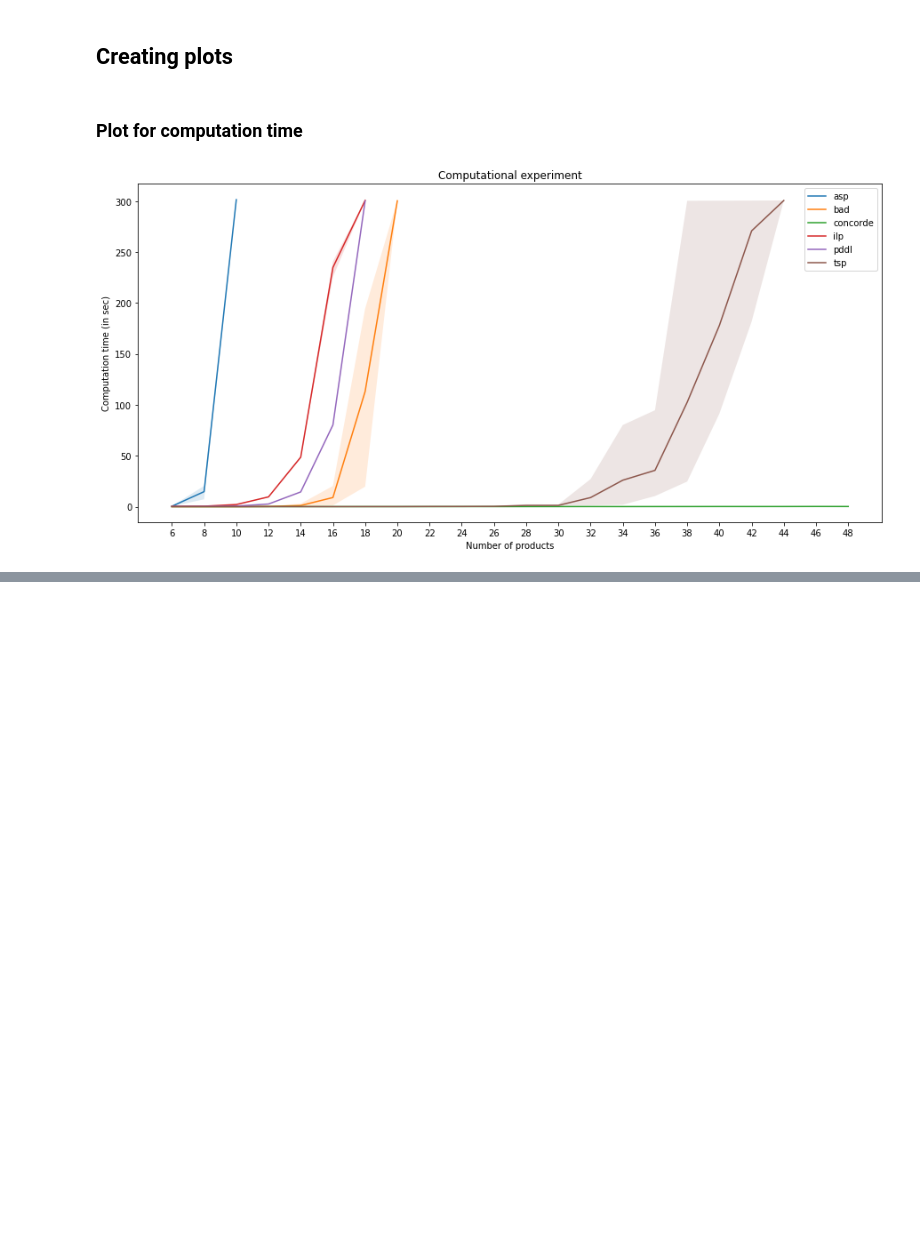
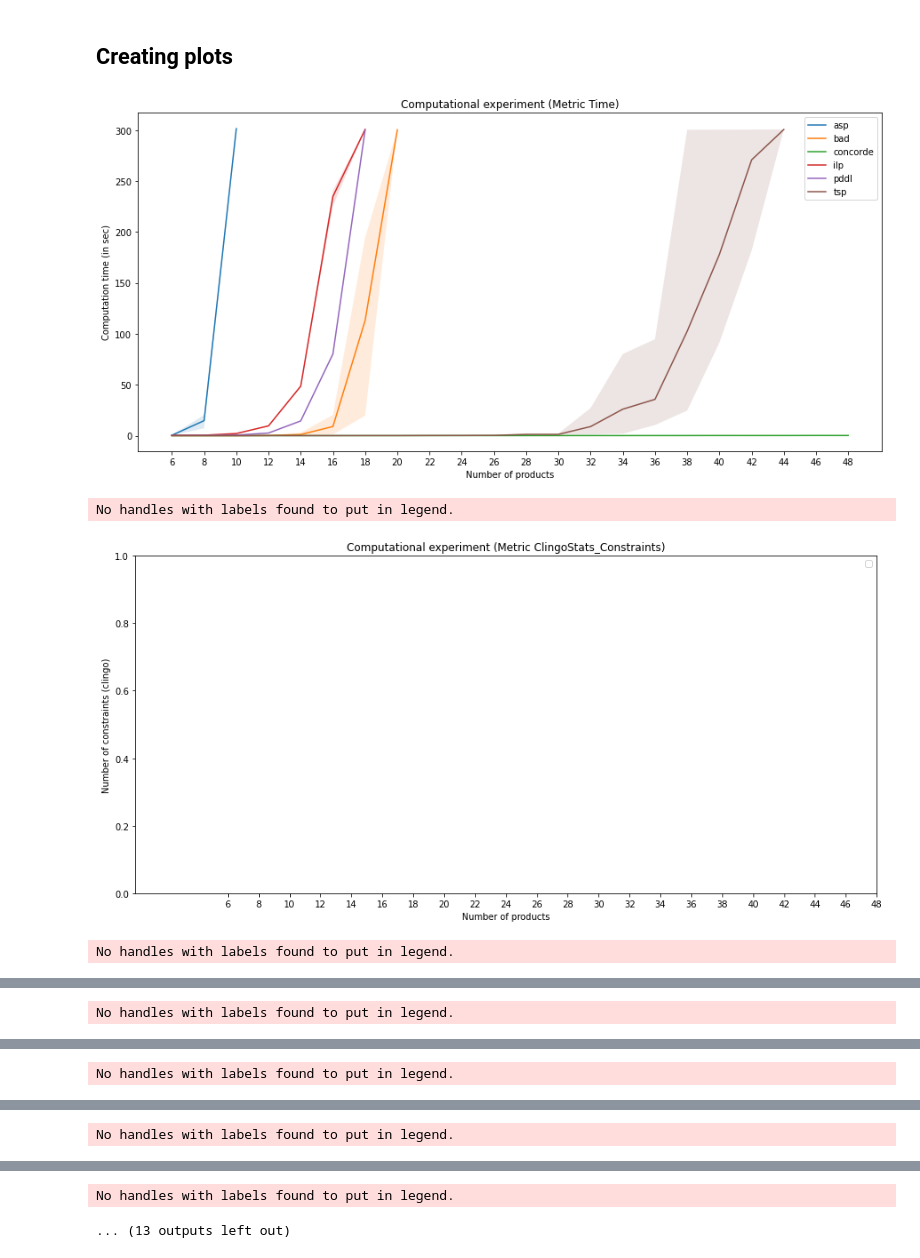
Before and after one commit to dim35216/product-ordering, a Jupyter notebook: src/experiment/visualize.ipynb, the cells around one changed output, grey strips where cells are left out. Drawn from its saved outputs; the diff is of its cells as text; code cells hidden in the pictures; blank space fills up the shorter version.

Commit message:
Update visualize notebook

```diff
--- a/src/experiment/visualize.ipynb
+++ b/src/experiment/visualize.ipynb
@@ -153,0 +100,16 @@ for approach in approaches:
+# %%
+metrics = {
+    'Time': 'Computation time (in sec)',
+    'ClingoStats_Constraints': 'Number of constraints (clingo)',
+    'ClingoStats_Complexity': 'Degree of complexity (clingo)',
+    'ClingoStats_Vars': 'Number of variables (clingo)',
+    'ClingoStats_Atoms': 'Number of atoms (clingo)',
+    'ClingoStats_Bodies': 'Number of bodies (clingo)',
+    'ClingoStats_Rules': 'Number of rules (clingo)',
+    'ClingoStats_Choices': 'Number of choices (clingo)',
+    'ClingoStats_Conflicts': 'Number of conflicts (clingo)',
+    'ClingoStats_Restarts': 'Number of restarts (clingo)',
+    'ClingoStats_Models': 'Number of models (clingo)',
+    'Variables': 'Number of variables (docplex)',
+    'Constraints': 'Number of constraints (docplex)'
+}
@@ -154,20 +140,22 @@ for approach in approaches:
 # %% [markdown]
 ## Creating plots
-# %% [markdown]
-### Plot for computation time
 # %%
-plt.figure(figsize=(15, 7))
-plt.title('Computational experiment')
-plt.xticks(numProducts)
-plt.xlabel('Number of products')
-plt.ylabel('Computation time (in sec)')
+for metric, ylabel in metrics.items():
+    plt.figure(figsize=(15, 7))
+    plt.title(f'Computational experiment (Metric {metric})')
+    plt.xticks(numProducts)
+    plt.xlabel('Number of products')
+    plt.ylabel(ylabel)
 
-for approach in approaches:
-    if len(data[approach]['times']['numProducts']) > 0:
-        plt.plot(data[approach]['times']['numProducts'], data[approach]['times']['means'], label=approach)
-        plt.fill_between(data[approach]['times']['numProducts'], data[approach]['times']['lbs'], data[approach]['times']['ubs'], alpha=0.15)
+    for approach in approaches:
+        if len(data[approach][metric]['numProducts']) > 0:
+            plt.plot(data[approach][metric]['numProducts'], data[approach][metric]['means'], label=approach)
+            plt.fill_between(data[approach][metric]['numProducts'], data[approach][metric]['lbs'], data[approach][metric]['ubs'], alpha=0.15)
 
-plt.legend()
-plt.show()
+    plt.legend()
+    plt.show()
 # %% [output]
-[figure, old version]
+[figure, new version]
+No handles with labels found to put in legend.
+[figure, added]
+No handles with labels found to put in legend.
@@ -173,0 +163 @@ plt.show()
+No handles with labels found to put in legend.
@@ -173,0 +165 @@ plt.show()
+No handles with labels found to put in legend.
@@ -173,0 +167 @@ plt.show()
+No handles with labels found to put in legend.
@@ -173,0 +169,2 @@ plt.show()
+No handles with labels found to put in legend.
+... (13 outputs left out)
```
Also changed, not shown: parts of 10 cells of this notebook, 1 other file.
